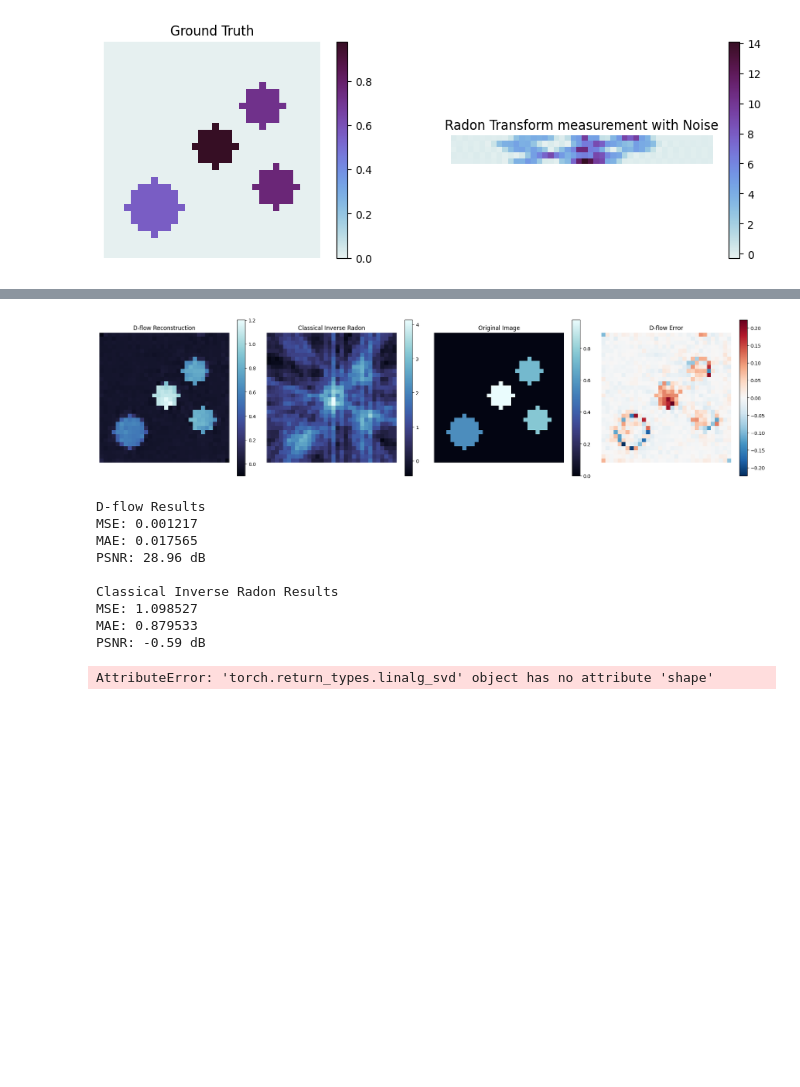
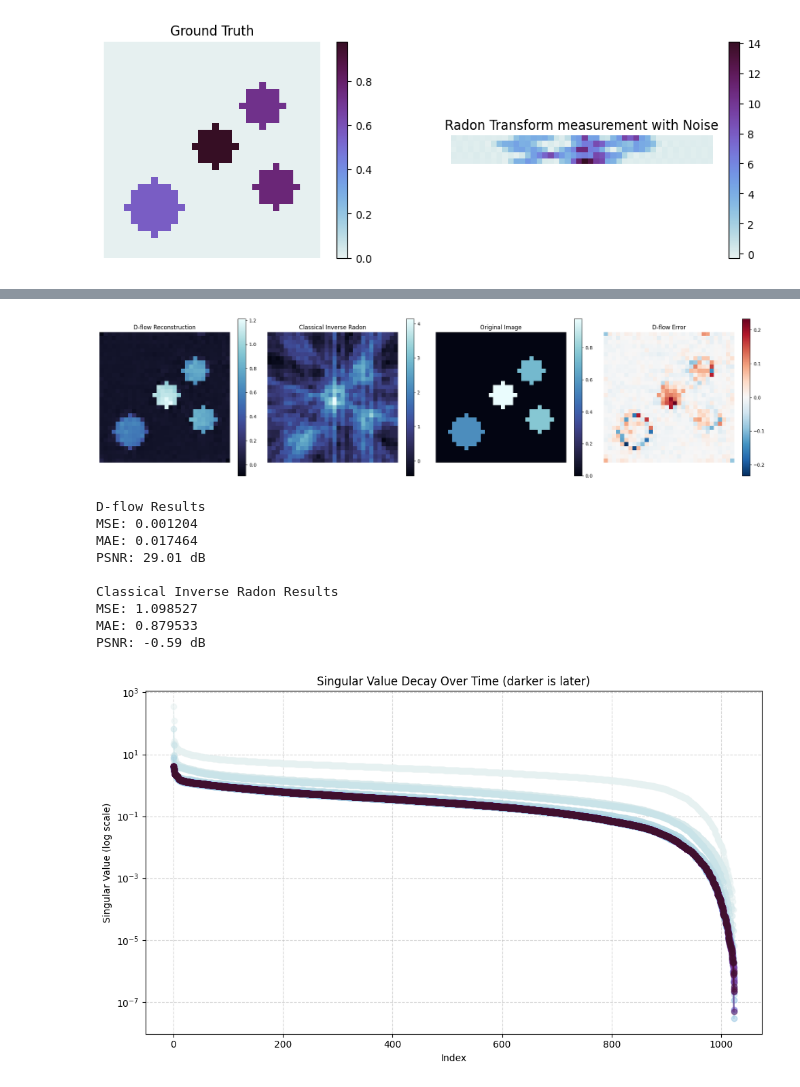
Before and after one commit to jma02/d-flow, a Jupyter notebook: dflow.ipynb, the cells around one changed output, grey strips where cells are left out. Cells and saved outputs as stored; diff of their text form; code cells hidden in the pictures; blank space fills up the shorter version.

```diff
--- a/dflow.ipynb
+++ b/dflow.ipynb
@@ -391,7 +391,7 @@ for step in range(optim_steps):
                 jacobian_x1 = jacobian(lambda x: ode_integrate(model, x, num_steps=5, intermediate_points=False).view(-1), inputs=x1, vectorize=True)
                 jacobian_x1 = jacobian_x1.view(1024, 1024)
 
-                svd_x1 = torch.linalg.svd(jacobian_x1, full_matrices=False)
+                _, svd_x1, _ = torch.linalg.svd(jacobian_x1, full_matrices=False)
                 svd_traj.append(svd_x1)
 
         return loss
@@ -511,17 +511,25 @@ print(f"MSE: {mse_classical:.6f}")
 print(f"MAE: {mae_classical:.6f}")
 print(f"PSNR: {psnr_classical:.2f} dB")
 # %% [output]
-[figure, old version]
+[figure, new version]
 D-flow Results
-MSE: 0.001217
-MAE: 0.017565
-PSNR: 28.96 dB
+MSE: 0.001204
+MAE: 0.017464
+PSNR: 29.01 dB
 
 Classical Inverse Radon Results
 MSE: 1.098527
 MAE: 0.879533
 PSNR: -0.59 dB
 # %%
-# plot )
+# Plot singular values over time
+plt.figure(figsize=(10, 6))
+for i, svd in enumerate(svd_traj):
+    plt.semilogy(svd.cpu().numpy(), marker='o', linestyle='-', alpha=0.5, label=f'Iteration {i}', color=cmocean.cm.dense(i / len(svd_traj)))
+plt.title('Singular Value Decay Over Time (darker is later)')
+plt.xlabel('Index')
+plt.ylabel('Singular Value (log scale)')
+plt.grid(True, which='both', linestyle='--', alpha=0.5)
+plt.tight_layout()
 # %% [output]
-AttributeError: 'torch.return_types.linalg_svd' object has no attribute 'shape'
+[figure, added]
```
Also changed, not shown: parts of 3 cells of this notebook.
